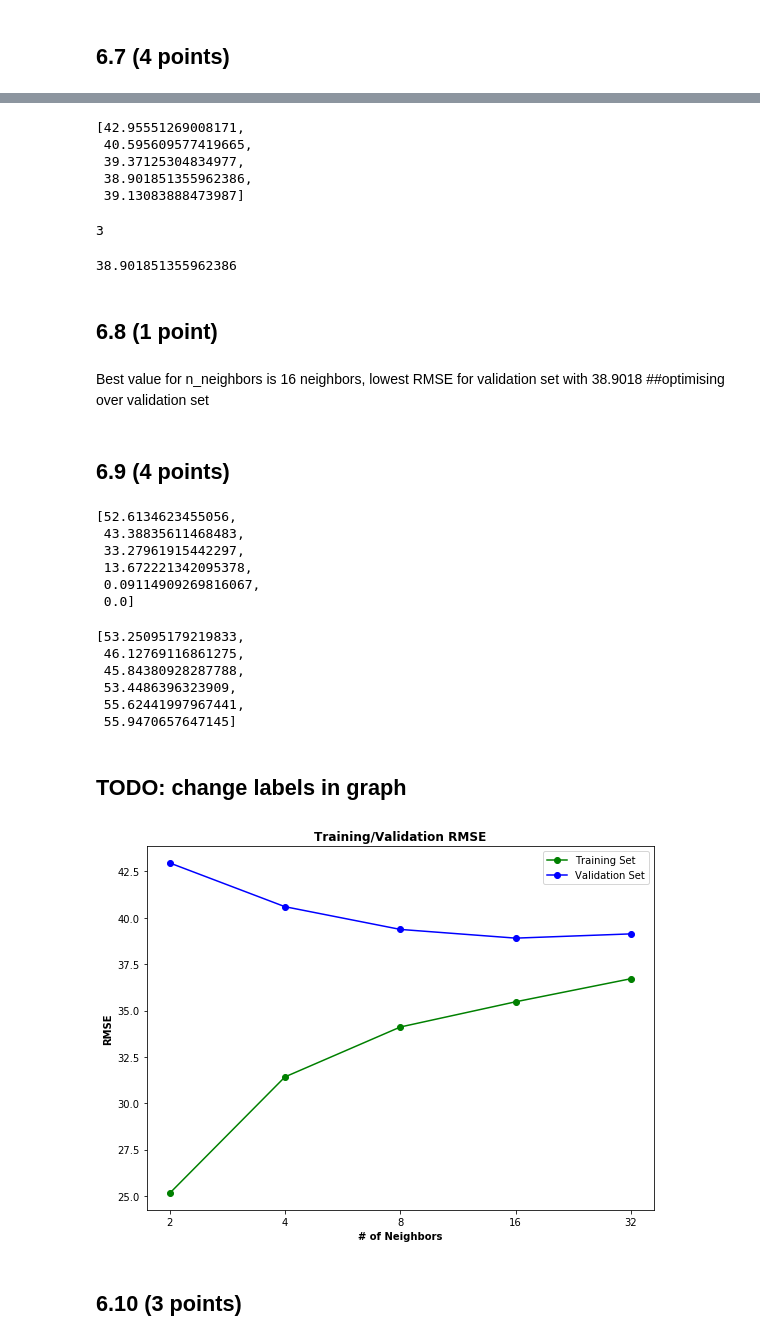
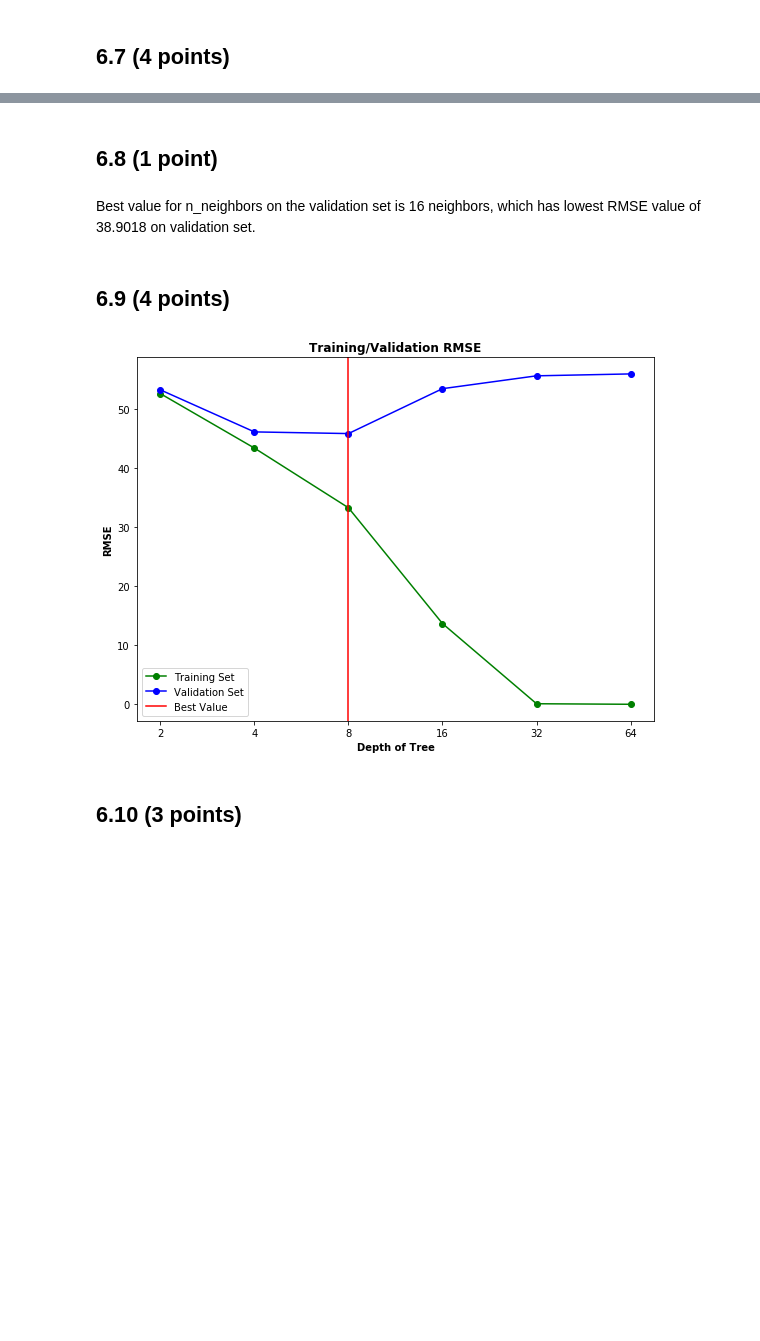
Before and after one commit to celinadong/IAML-CW2, a Jupyter notebook: Data/PartB/Part B - Bristol Air Quality.ipynb, the cells around one changed output, grey strips where cells are left out. Saved outputs shown, nothing was run; the diff lists cells and outputs as text; code cells hidden in the pictures; blank space fills up the shorter version.

```diff
--- a/Data/PartB/Part B - Bristol Air Quality.ipynb
+++ b/Data/PartB/Part B - Bristol Air Quality.ipynb
@@ -705,23 +726,7 @@ plt.show()
-# %%
-val_RMSEs
-# %% [output]
-[42.95551269008171,
- 40.595609577419665,
- 39.37125304834977,
- 38.901851355962386,
- 39.13083888473987]
-# %%
-np.argmin(val_RMSEs)
-# %% [output]
-3
-# %%
-min(val_RMSEs)
-# %% [output]
-38.901851355962386
 # %% [markdown]
 ## 6.8 (1 point)
 # %% [markdown]
-Best value for n_neighbors is 16 neighbors, lowest RMSE for validation set with 38.9018 ##optimising over validation set
+Best value for n_neighbors on the validation set is 16 neighbors, which has lowest RMSE value of 38.9018 on validation set.
 # %% [markdown]
 ## 6.9 (4 points)
 # %%
@@ -741,47 +746,28 @@ for d in depths:
 
     train_RMSEs.append(train_rmse)
     val_RMSEs.append(val_rmse)
-# %%
-train_RMSEs
-# %% [output]
-[52.6134623455056,
- 43.38835611468483,
- 33.27961915442297,
- 13.672221342095378,
- 0.09114909269816067,
- 0.0]
-# %%
-val_RMSEs
-# %% [output]
-[53.25095179219833,
- 46.12769116861275,
- 45.84380928287788,
- 53.4486396323909,
- 55.62441997967441,
- 55.9470657647145]
-# %% [markdown]
-## TODO: change labels in graph
 # %%
-labels = ['2', '4', '8', '16', '32']
+labels = ['2', '4', '8', '16', '32', '64']
 
 x = np.arange(len(labels))  # the label locations
 width = 0.35  # the width of the bars
 
 fig, ax = plt.subplots(figsize=(8,6))
 
 plt.plot(labels, train_RMSEs, label='Training Set', marker='o', color='green')
 plt.plot(labels, val_RMSEs, label='Validation Set', marker='o', color='blue')
+plt.axvline(np.argmin(val_RMSEs), color='red', label='Best Value')
 
-ax.set_xlabel('# of Neighbors', fontweight="bold")
+ax.set_xlabel('Depth of Tree', fontweight="bold")
 ax.set_ylabel('RMSE', fontweight="bold")
 ax.set_title('Training/Validation RMSE', fontweight="bold")
-ax.set_xticks(x)The
+ax.set_xticks(x)
 ax.set_xticklabels(labels)
 ax.legend()
 
 fig.tight_layout()
 plt.show()
 # %% [output]
-[figure, old version]
+[figure, new version]
 # %% [markdown]
 ## 6.10 (3 points)
```
Also changed, not shown: parts of 24 cells of this notebook.
